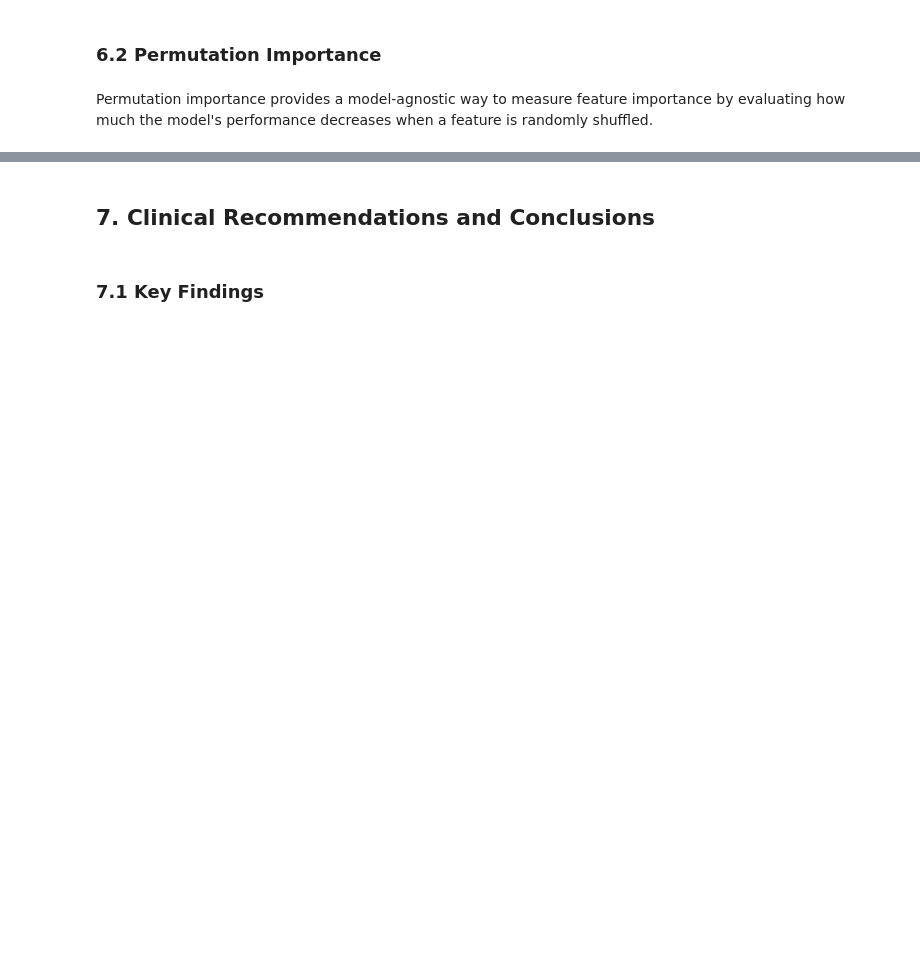
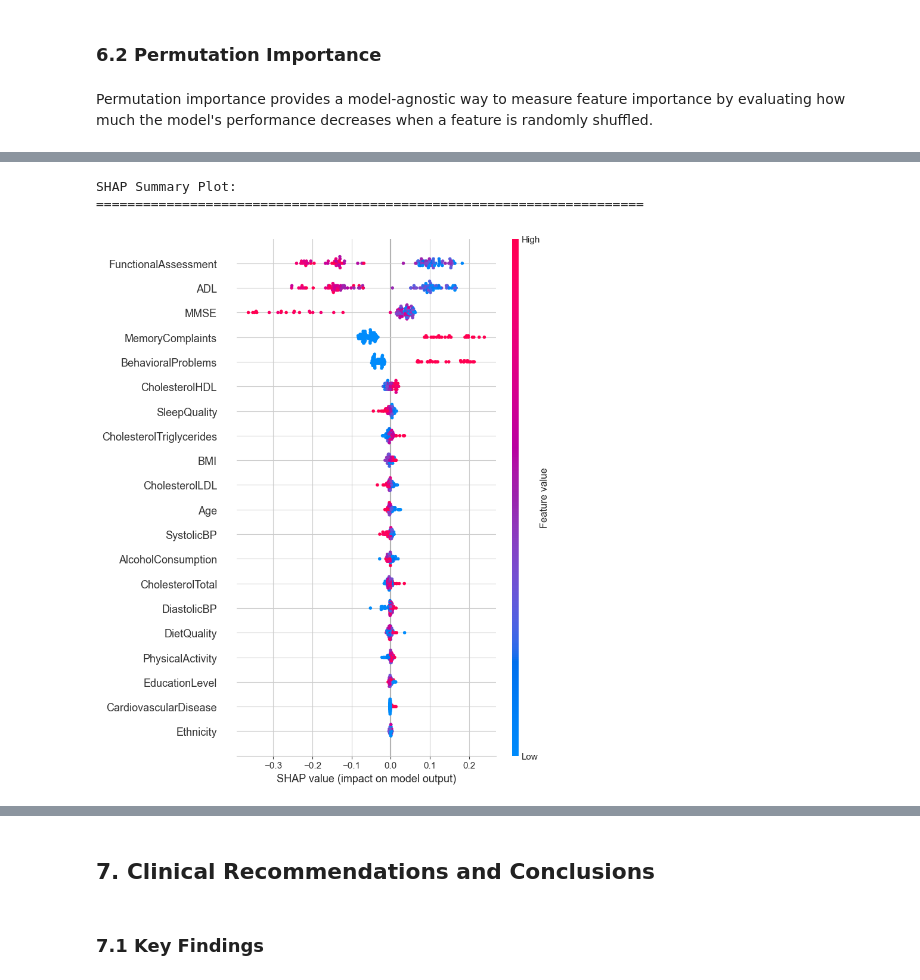
Before and after one commit to taniapazospuig/alzheimer-prediction, a Jupyter notebook: modeling.ipynb, the cells around one changed output, grey strips where cells are left out. Cells and saved outputs as stored; diff of their text form; code cells hidden in the pictures; blank space fills up the shorter version.

```diff
--- a/modeling.ipynb
+++ b/modeling.ipynb
@@ -67,7 +79,8 @@ data.head()
 ### 1.3 Data Preprocessing
 # %%
 # Separate features and target
-X = data.drop(['Diagnosis', 'PatientID'], axis=1)
+# Drop Diagnosis (target), PatientID (identifier), and DoctorInCharge (confidential, constant value)
+X = data.drop(['Diagnosis', 'PatientID', 'DoctorInCharge'], axis=1)
 y = data['Diagnosis']
 
 print(f"Features shape: {X.shape}")
@@ -966,0 +1385,24 @@ plt.show()
+# %%
+# Create SHAP explainer for Random Forest
+print("Creating SHAP explainer for Random Forest (Tuned)...")
+print("="*70)
+
+# Using a sample for faster computation (you can use all X_test for complete analysis)
+sample_size = min(100, len(X_test))
+X_test_sample = X_test.iloc[:sample_size].copy()
+y_test_sample = y_test.iloc[:sample_size].copy()
+
+# Create explainer using shap.Explainer (it will use TreeExplainer for tree models)
+explainer = shap.Explainer(rf_tuned)
+
+# Calculate SHAP values - this returns an Explanation object
+print(f"Calculating SHAP values for {sample_size} samples...")
+shap_values = explainer(X_test_sample)
+
+print(f"SHAP values calculated successfully!")
+print(f"SHAP values type: {type(shap_values)}")
+print(f"SHAP values shape: {shap_values.shape}")
+print(f"SHAP values.values shape: {shap_values.values.shape}")
+print(f"X_test_sample shape: {X_test_sample.shape}")
+print(f"Expected value (base value): {explainer.expected_value}")
+print(f"Features: {list(X_test_sample.columns)}")
@@ -966,0 +1431,10 @@ plt.show()
+# %%
+# Summary plot - shows feature importance and impact
+print("SHAP Summary Plot:")
+print("="*70)
+# For binary classification, use values for class 1 (Alzheimer's)
+shap.summary_plot(shap_values.values[:,:,1], X_test_sample)
+# %% [output]
+SHAP Summary Plot:
+======================================================================
+[figure, added]
```
Also changed, not shown: parts of 58 cells of this notebook, 1 other file.
